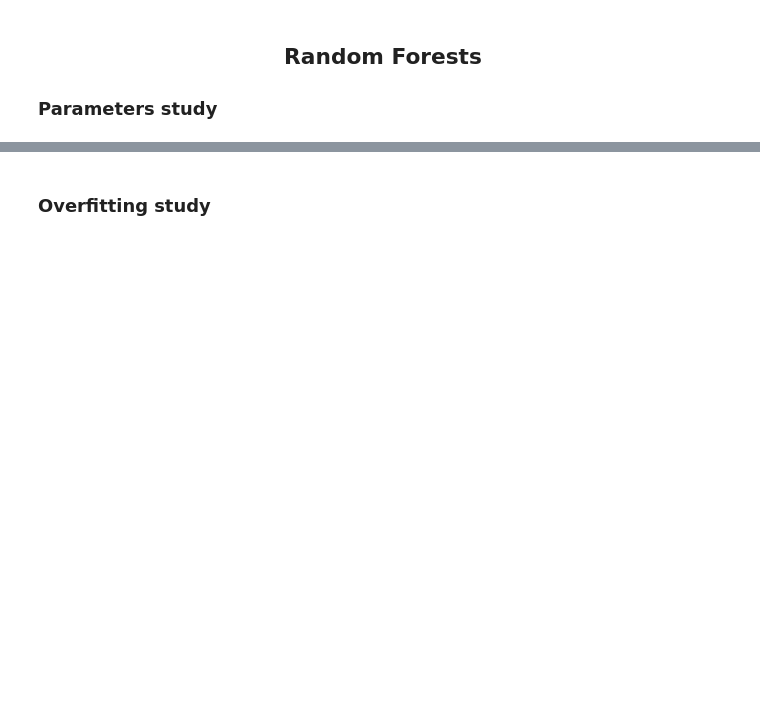
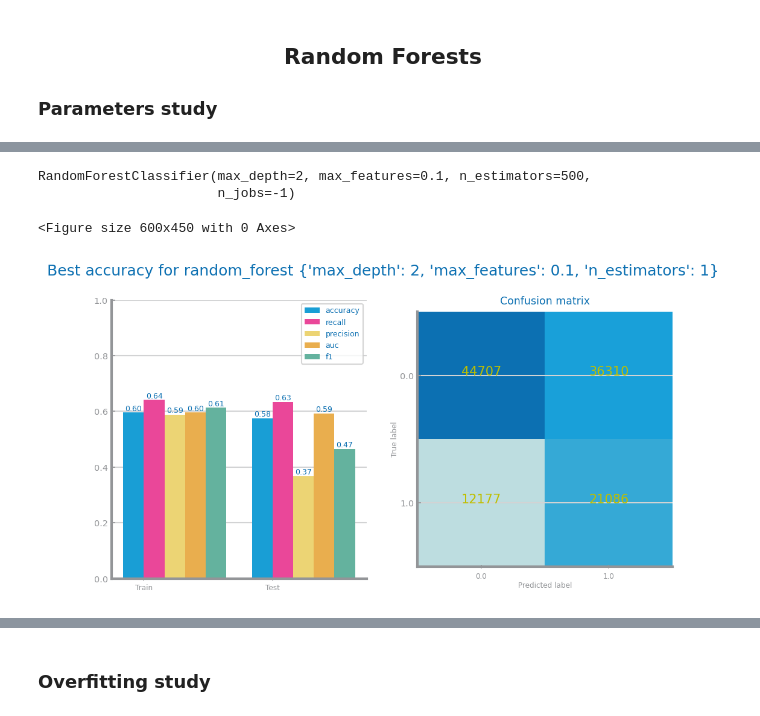
Before and after one commit to DaviGiordano/data-science-course-project, a Jupyter notebook: ipynb_files/Multidimensional/4_Classfication/health_forests.ipynb, the cells around one changed output, grey strips where cells are left out. Saved outputs shown, nothing was run; the diff lists cells and outputs as text; code cells hidden in the pictures; blank space fills up the shorter version.

```diff
--- a/ipynb_files/Multidimensional/4_Classfication/health_forests.ipynb
+++ b/ipynb_files/Multidimensional/4_Classfication/health_forests.ipynb
@@ -204,0 +140,9 @@ show()
+# %%
+best_model_index = results_df["split0_test_score"].idxmax()
+print(results_df.loc[best_model_index])
+best_params = results_df.loc[best_model_index]["params"]
+
+print(best_params)
+import ast
+best_params = ast.literal_eval(best_params)
+best_model = RandomForestClassifier(n_jobs=-1, n_estimators=500, max_depth=2, max_features=0.1)
@@ -205,10 +165,20 @@ show()
+# %%
+best_model.fit(trnX, trnY)
+# %% [output]
+RandomForestClassifier(max_depth=2, max_features=0.1, n_estimators=500,
+                       n_jobs=-1)
 # %%
+
+params = {"params": best_params, "metric": "accuracy", "name": "random_forest"}
 prd_trn: array = best_model.predict(trnX)
 prd_tst: array = best_model.predict(tstX)
 figure()
 plot_evaluation_results(params, trnY, prd_trn, tstY, prd_tst, labels)
 savefig(f'images/{file_tag}_rf_{params["name"]}_best_{params["metric"]}_eval.png')
 show()
+# %% [output]
+<Figure size 600x450 with 0 Axes>
+[figure, added]
 # %%
 from numpy import std, argsort
 from dslabs_functions import plot_horizontal_bar_chart
```
Also changed, not shown: parts of 9 cells of this notebook, 4 other files.
